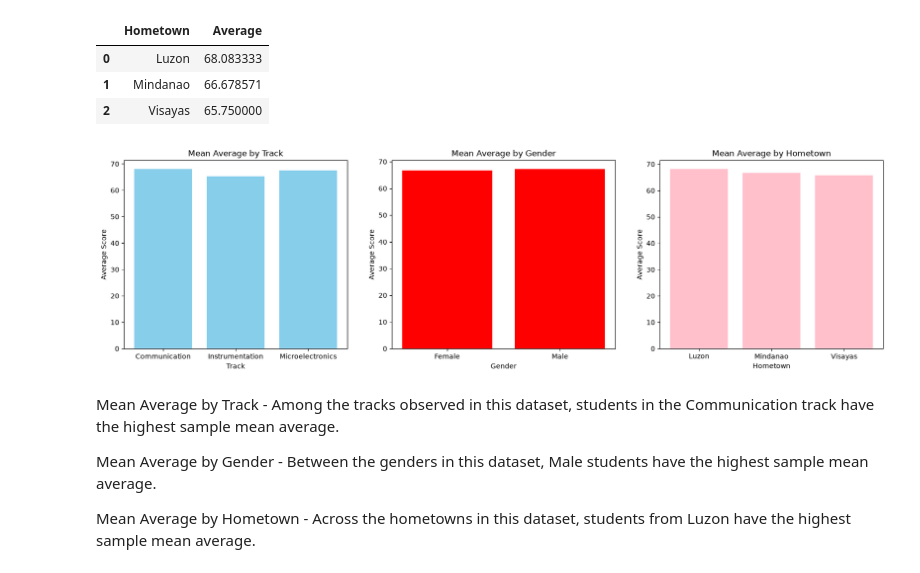
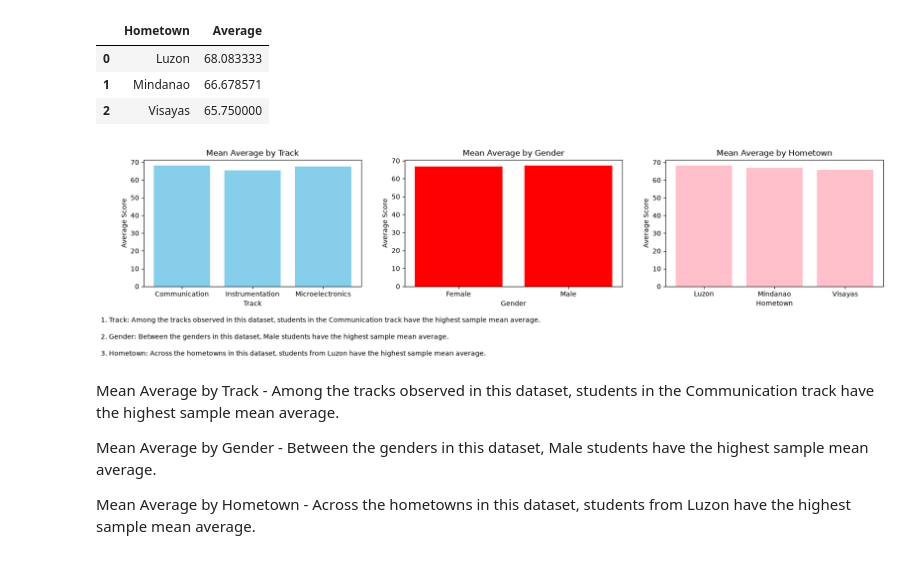
Before and after one commit to MaYsabelleLaxamana/ECE-2112-PA-4, a Jupyter notebook: LAXAMANA_PA4.ipynb, the cells around one changed output. Cells and saved outputs as stored; diff of their text form; code cells hidden in the pictures.

```diff
--- a/LAXAMANA_PA4.ipynb
+++ b/LAXAMANA_PA4.ipynb
@@ -80,30 +80,39 @@ display(hometown_mean)
 | 2 | Visayas | 65.750000 |
 # %%
 #This creates one figure containing three bar charts
-plt.figure(figsize=(20, 5))
+fig = plt.figure(figsize=(20, 5))
 
 #First Chart: Track
 plt.subplot(1, 3, 1)
 plt.bar(track_mean['Track'], track_mean['Average'], color='skyblue')
 plt.title('Mean Average by Track')
 plt.xlabel('Track')
 plt.ylabel('Average Score');
 
 #Second Chart: Gender
 plt.subplot(1, 3, 2)
 plt.bar(gender_mean['Gender'], gender_mean['Average'], color='red')
 plt.title('Mean Average by Gender')
 plt.xlabel('Gender')
 plt.ylabel('Average Score');
 
 #Third Chart: Hometown
 plt.subplot(1, 3, 3)
 plt.bar(hometown_mean['Hometown'], hometown_mean['Average'], color='pink')
 plt.title('Mean Average by Hometown')
 plt.xlabel('Hometown')
 plt.ylabel('Average Score');
+
+plt.subplots_adjust(bottom=0.35) #This adjusts the canvas spacing to make room for the interpretation text at the bottom.
+
+#This embeds the interpretation statements directly into the figure.
+fig.text(0.08, 0.20, "1. Track: Among the tracks observed in this dataset, students in the Communication track have the highest sample mean average.", fontsize=10);
+fig.text(0.08, 0.13, "2. Gender: Between the genders in this dataset, Male students have the highest sample mean average.", fontsize=10);
+fig.text(0.08, 0.06, "3. Hometown: Across the hometowns in this dataset, students from Luzon have the highest sample mean average.", fontsize=10);
+
+plt.show()
 # %% [output]
-[figure, old version]
+[figure, new version]
 # %% [markdown]
 Mean Average by Track - Among the tracks observed in this dataset, students in the Communication track have the highest sample mean average.
 
```
Also changed, not shown: 1 other file.
